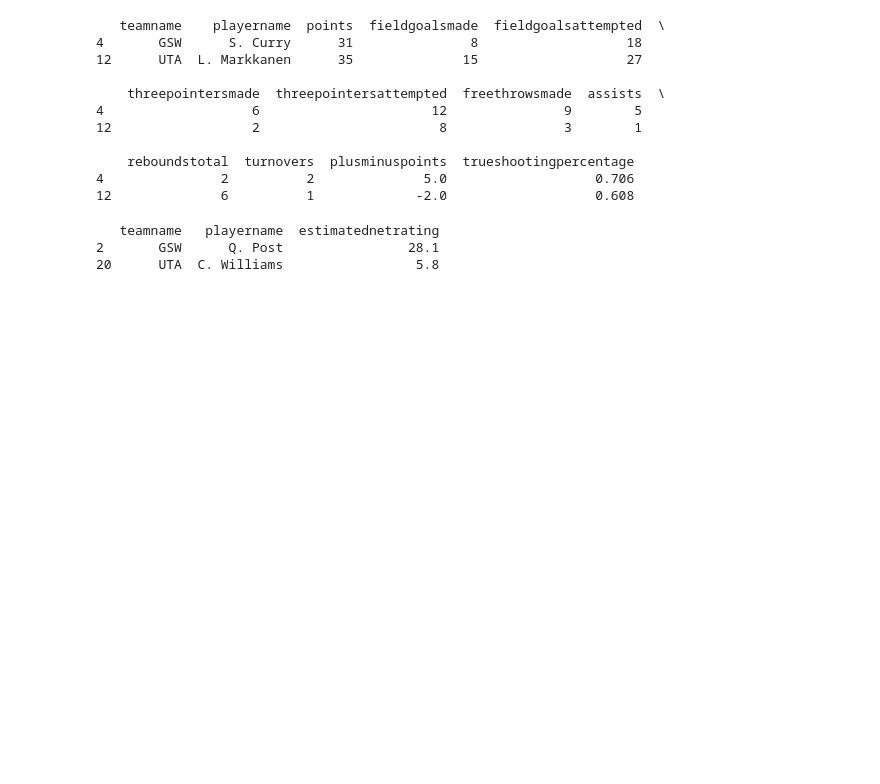
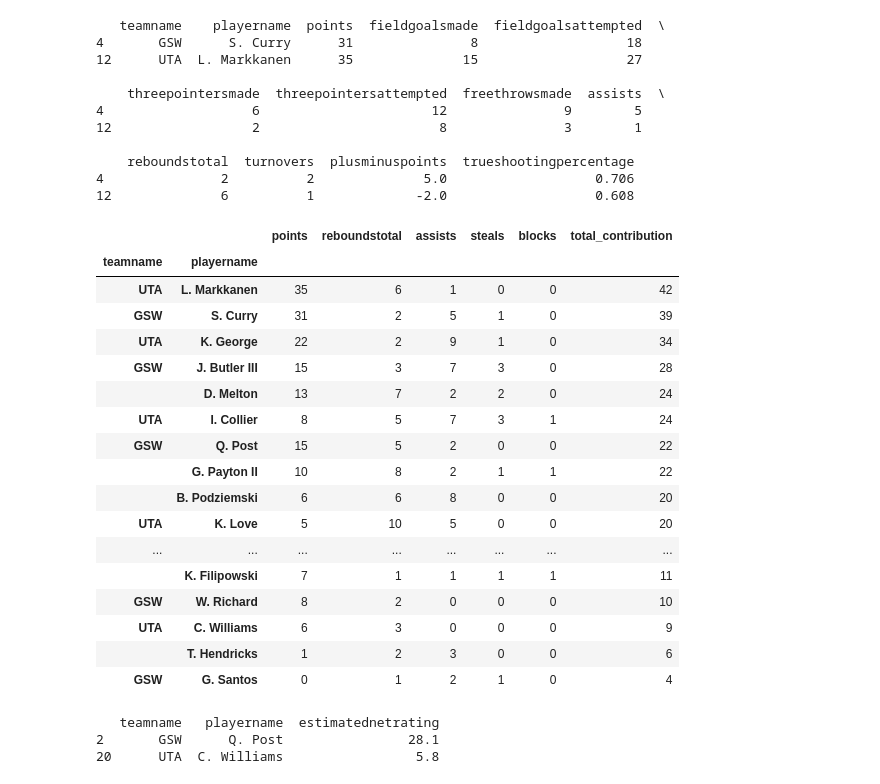
Before and after one commit to biiipin/analysis_nbagame, a Jupyter notebook: data_analysis.ipynb, the cells around one changed output. Drawn from its saved outputs; the diff is of its cells as text; code cells hidden in the pictures; blank space fills up the shorter version.

```diff
--- a/data_analysis.ipynb
+++ b/data_analysis.ipynb
@@ -107,6 +131,36 @@ print(top_scorers[['teamname','playername','points','fieldgoalsmade','fieldgoals
     reboundstotal  turnovers  plusminuspoints  trueshootingpercentage
 4               2          2              5.0                   0.706
 12              6          1             -2.0                   0.608
+# %%
+#top contributors in game
+
+top_contribution = player.groupby(['teamname', 'playername'])[['points', 'reboundstotal', 'assists', 'steals', 'blocks']].sum()
+
+top_contribution['total_contribution'] = top_contribution.sum(axis=1)
+
+
+top_contribution=top_contribution.sort_values('total_contribution',ascending=False)
+
+top_contribution
+# %% [output]
+|  |  | points | reboundstotal | assists | steals | blocks | total_contribution |
+| teamname | playername |  |  |  |  |  |  |
+| UTA | L. Markkanen | 35 | 6 | 1 | 0 | 0 | 42 |
+| GSW | S. Curry | 31 | 2 | 5 | 1 | 0 | 39 |
+| UTA | K. George | 22 | 2 | 9 | 1 | 0 | 34 |
+| GSW | J. Butler III | 15 | 3 | 7 | 3 | 0 | 28 |
+|  | D. Melton | 13 | 7 | 2 | 2 | 0 | 24 |
+| UTA | I. Collier | 8 | 5 | 7 | 3 | 1 | 24 |
+| GSW | Q. Post | 15 | 5 | 2 | 0 | 0 | 22 |
+|  | G. Payton II | 10 | 8 | 2 | 1 | 1 | 22 |
+|  | B. Podziemski | 6 | 6 | 8 | 0 | 0 | 20 |
+| UTA | K. Love | 5 | 10 | 5 | 0 | 0 | 20 |
+| ... | ... | ... | ... | ... | ... | ... | ... |
+|  | K. Filipowski | 7 | 1 | 1 | 1 | 1 | 11 |
+| GSW | W. Richard | 8 | 2 | 0 | 0 | 0 | 10 |
+| UTA | C. Williams | 6 | 3 | 0 | 0 | 0 | 9 |
+|  | T. Hendricks | 1 | 2 | 3 | 0 | 0 | 6 |
+| GSW | G. Santos | 0 | 1 | 2 | 1 | 0 | 4 |
 # %%
 #top net rating player of each team
 top_netrating=player.loc[player.groupby('teamname')['estimatednetrating'].idxmax()]
```
Also changed, not shown: parts of 11 cells of this notebook.
